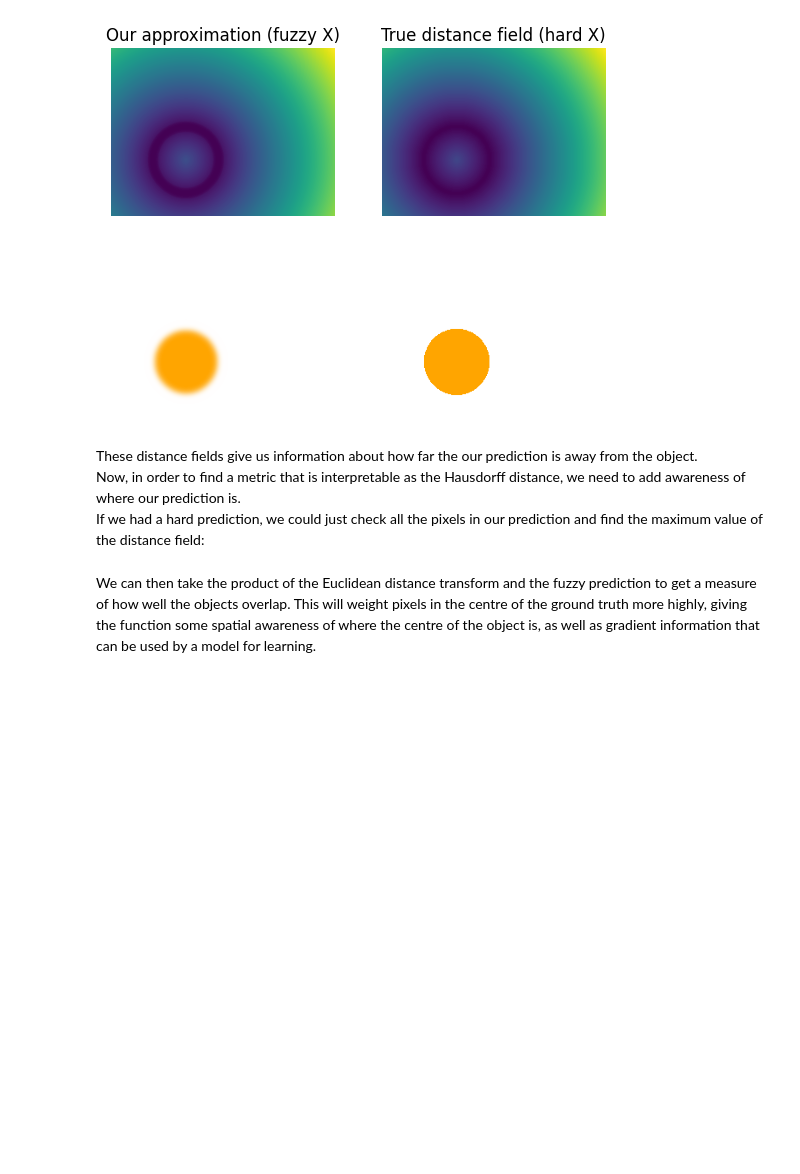
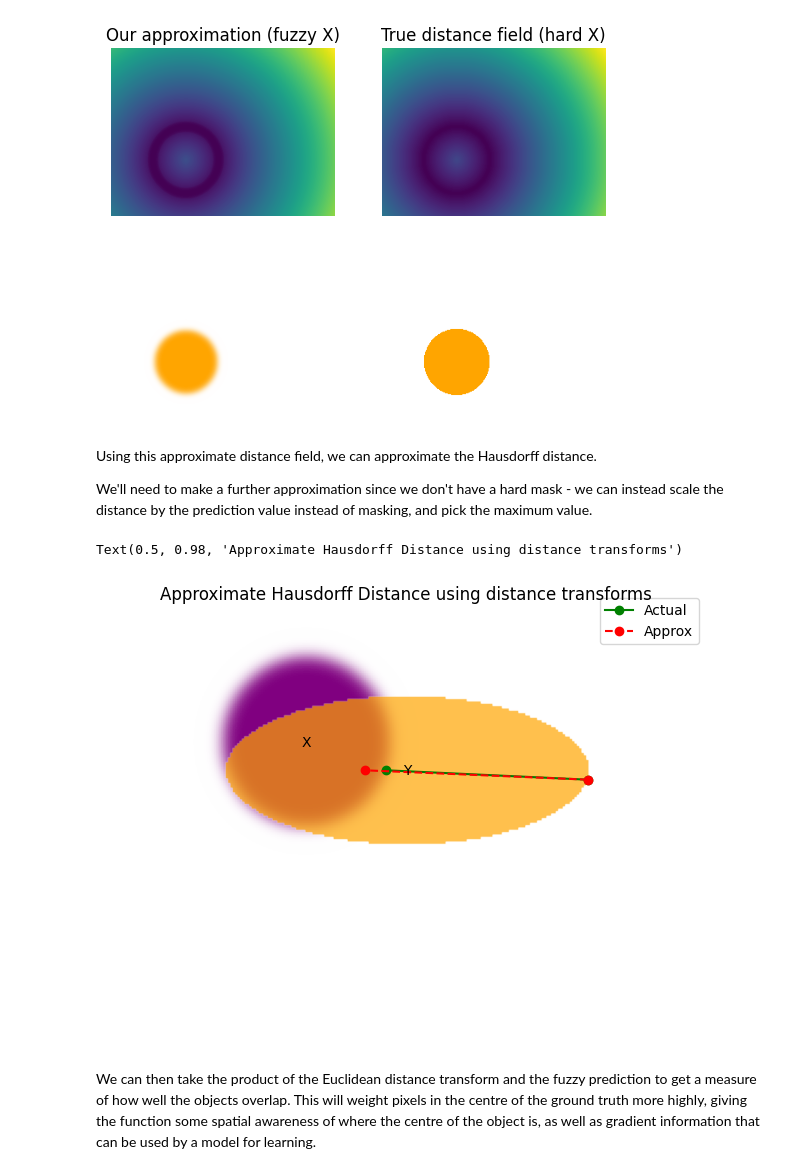
Before and after one commit to JGIBristol/fish_test, a Jupyter notebook: haussdorf_loss.ipynb, the cells around one changed output. Drawn from its saved outputs; the diff is of its cells as text; code cells hidden in the pictures; blank space fills up the shorter version.

Commit message:
approx hausdorff

```diff
--- a/haussdorf_loss.ipynb
+++ b/haussdorf_loss.ipynb
@@ -328,7 +322,3 @@ axes[0, 1].set_title("True distance field (hard X)")
 # %% [output]
 Text(0.5, 1.0, 'True distance field (hard X)')
 [figure]
-# %% [markdown]
-These distance fields give us information about how far the our prediction is away from the object.
-Now, in order to find a metric that is interpretable as the Hausdorff distance, we need to add awareness of where our prediction is.
-If we had a hard prediction, we could just check all the pixels in our prediction and find the maximum value of the distance field:
@@ -343,3 +325,52 @@ masked_distance_field = np.where(hard_x, total_distance_field, 0)
+# %% [markdown]
+Using this approximate distance field, we can approximate the Hausdorff distance.
+
+We'll need to make a further approximation since we don't have a hard mask - we can instead scale the distance by the prediction value instead of masking, and pick the maximum value.
+# %%
+def approx_hausdorff_points(
+    distfield_1: np.ndarray,
+    distfield_2: np.ndarray,
+    object_1: np.ndarray,
+    object_2: np.ndarray,
+) -> tuple[int, tuple[int, int], tuple[int, int]]:
+    """
+    The points that define the Hausdorff distance between two binary images
+
+    :param distfield_1: Distance field for object 1
+    :param distfield_2: Distance field for object 2
+    :param object_1: greyscale image 1
+    :param object_2: greyscale image 2
+
+    """
+    masked_d1 = object_1 * distfield_2
+
+    masked_d2 = object_2 * distfield_1
+    hd1 = np.max(masked_d1)
+    hd2 = np.max(masked_d2)
+
+    # Find the coordinates of the maximum distances
+    point_1 = np.unravel_index(np.argmax(masked_d1), distfield_1.shape)
+    point_2 = np.unravel_index(np.argmax(masked_d2), distfield_2.shape)
+
+    # Determine which maximum distance is larger
+    if hd1 > hd2:
+        return hd1, point_1, point_2
+    return hd2, point_2, point_1
+
+
+dist, approx_start, approx_end = approx_hausdorff_points(
+    fuzzy_x_dt, y_distfield, fuzzy_x, y
+)
+# %%
+fig, axis = plot_objects(fuzzy_x, y)
+
+axis.plot(*zip(start, end), "go-", label="Actual")
+axis.plot(*zip(approx_start, approx_end), "ro--", label="Approx")
+axis.legend()
+fig.suptitle("Approximate Hausdorff Distance using distance transforms")
+# %% [output]
+Text(0.5, 0.98, 'Approximate Hausdorff Distance using distance transforms')
+[figure, added]
 # %%
 fig, axes = plt.subplots(1, 2, figsize=(8, 4))
 
```
Also changed, not shown: parts of 3 cells of this notebook.
